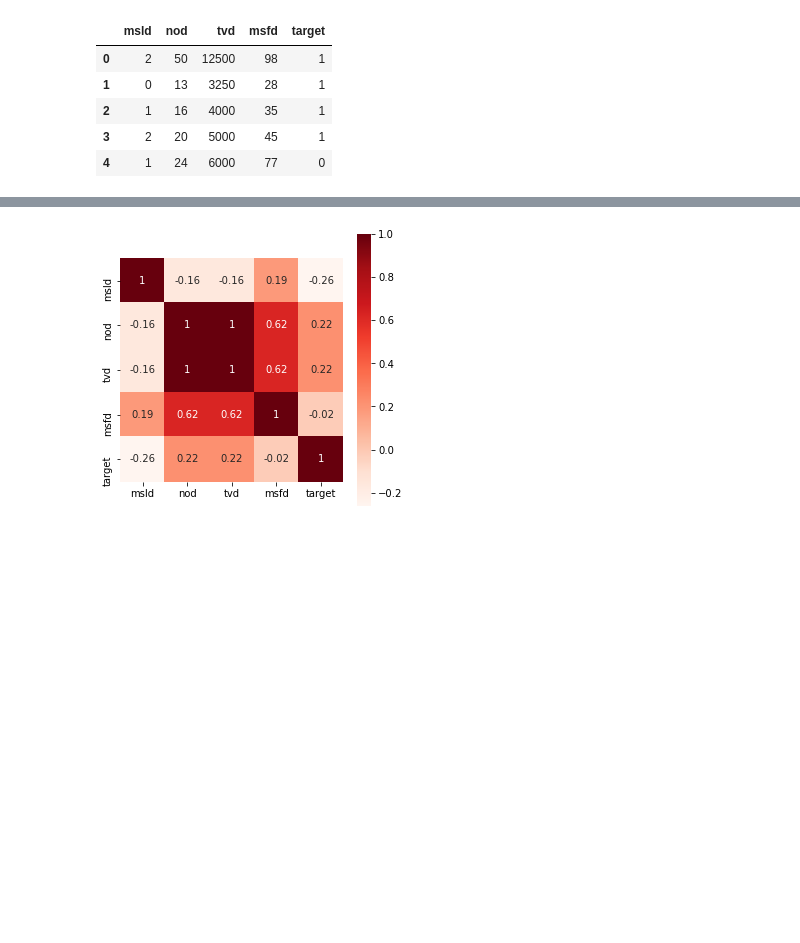
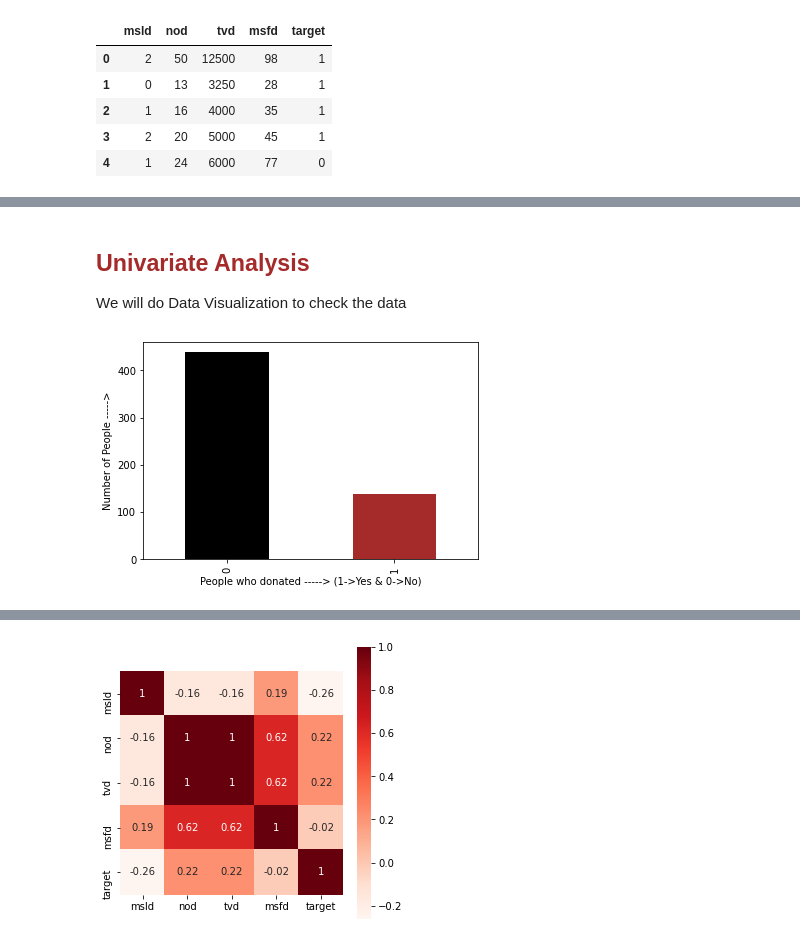
Before and after one commit to Radbanks/Prediction-Models, a Jupyter notebook: Blood_Donation.ipynb, the cells around one changed output, grey strips where cells are left out. Drawn from its saved outputs; the diff is of its cells as text; code cells hidden in the pictures; blank space fills up the shorter version.

```diff
--- a/Blood_Donation.ipynb
+++ b/Blood_Donation.ipynb
@@ -184,0 +184,10 @@ df.head()
+# %% [markdown]
+## <font color=brown> Univariate Analysis <font>
+We will do Data Visualization to check the data
+# %%
+#analysing the number of people who donated
+df.target.value_counts().plot( kind='bar', color=['black','brown']);
+plt.xlabel('People who donated -----> (1->Yes & 0->No)');
+plt.ylabel('Number of People ----->');
+# %% [output]
+[figure, added]
```
Also changed, not shown: parts of 46 cells of this notebook.
